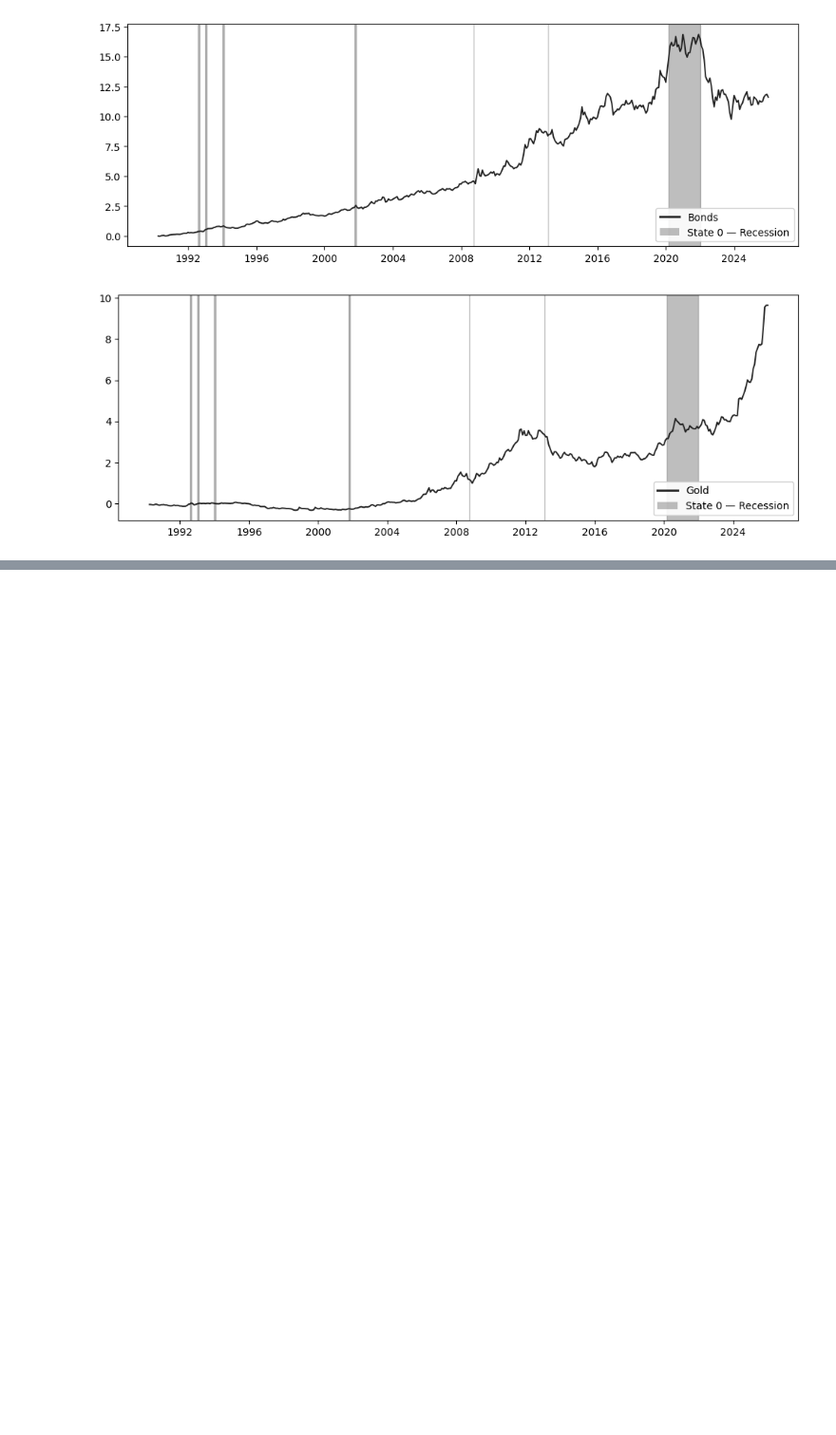
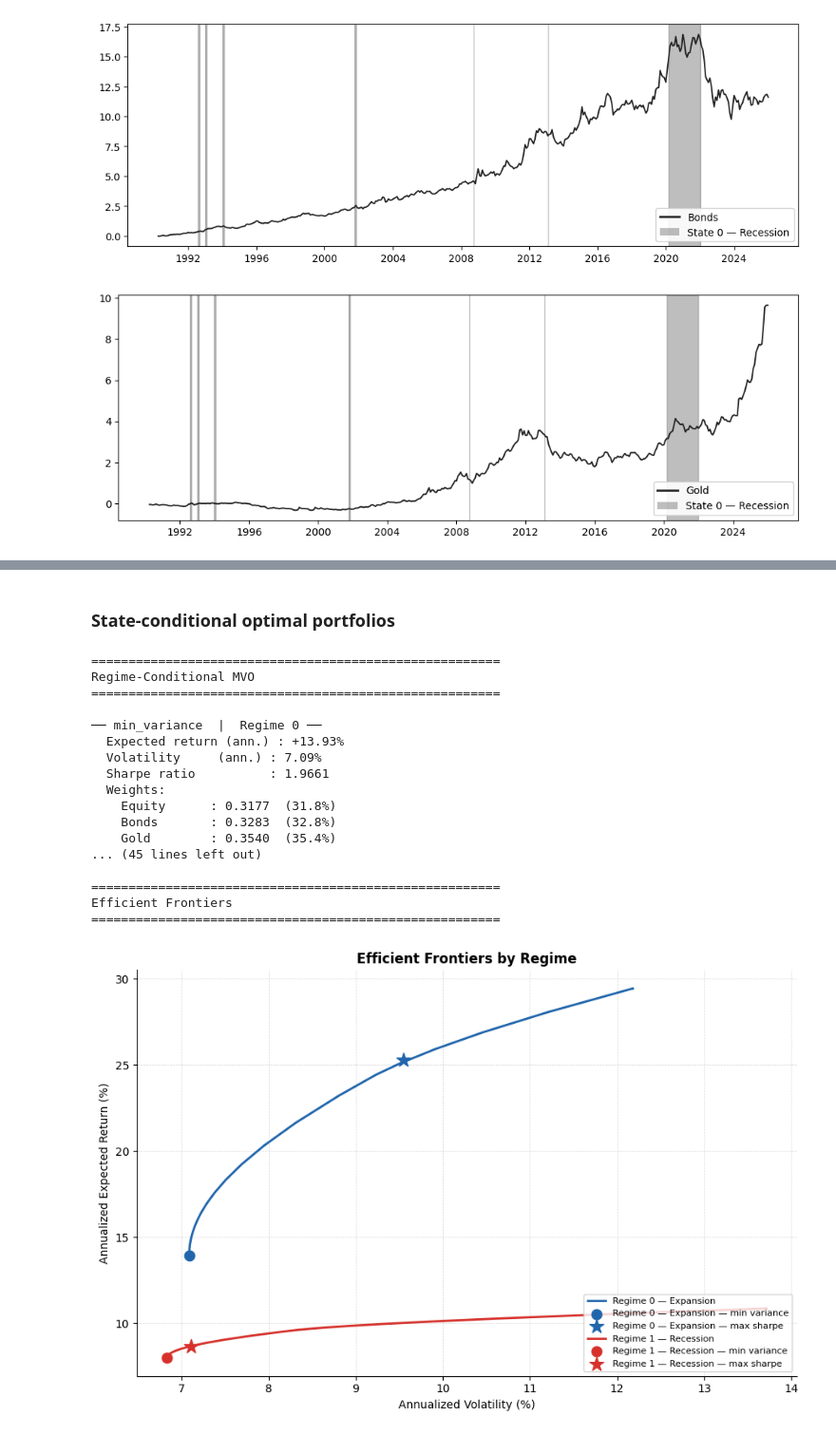
Before and after one commit to AsadAliAkhtar/Capstone_Project_Group_14085, a Jupyter notebook: notebooks/MSVAR_experiments.ipynb, the cells around one changed output, grey strips where cells are left out. Shown at 95% size. Cells and saved outputs as stored; diff of their text form; code cells hidden in the pictures; blank space fills up the shorter version.

Commit message:
Added optimal weights to MSVAR notebook

```diff
--- a/notebooks/MSVAR_experiments.ipynb
+++ b/notebooks/MSVAR_experiments.ipynb
@@ -501,0 +511,22 @@ for col in asset_df_aligned.columns:
+# %%
+def train_test_split(df, train_size=0.8):
+    """
+    Chronological train/test split.
+
+    Parameters
+    ----------
+    df         : pd.DataFrame with DatetimeIndex
+    train_size : float (0, 1) — proportion of data to use for training
+
+    Returns
+    -------
+    df_train, df_test
+    """
+    split_idx = int(len(df) * train_size)
+    df_train  = df.iloc[:split_idx]
+    df_test   = df.iloc[split_idx:]
+    return df_train, df_test
+# %%
+market_train, market_test = train_test_split(asset_df_expanded)
+print("Last train date :", market_train.index[-1])
+print("First test date :", market_test.index[0])
@@ -501,0 +600,6 @@ for col in asset_df_aligned.columns:
+# %%
+moments = estimate_regime_moments(
+    market_train,
+    asset_cols=market_train.columns[:-1].tolist(),
+    state_col="MSM State"
+)
@@ -501,0 +647,2 @@ for col in asset_df_aligned.columns:
+# %% [markdown]
+### State-conditional optimal portfolios
@@ -501,0 +785,31 @@ for col in asset_df_aligned.columns:
+# %%
+asset_names = market_train.columns[:-1]
+
+print("=" * 55)
+print("Regime-Conditional MVO")
+print("=" * 55)
+results = optimize_regimes(moments, asset_names, rf=0.0, long_only=False)
+
+print("\n" + "=" * 55)
+print("Efficient Frontiers")
+print("=" * 55)
+plot_frontiers(moments, asset_names, results)
+# %% [output]
+=======================================================
+Regime-Conditional MVO
+=======================================================
+
+── min_variance  |  Regime 0 ──
+  Expected return (ann.) : +13.93%
+  Volatility     (ann.) : 7.09%
+  Sharpe ratio          : 1.9661
+  Weights:
+    Equity      : 0.3177  (31.8%)
+    Bonds       : 0.3283  (32.8%)
+    Gold        : 0.3540  (35.4%)
+... (45 lines left out)
+
+=======================================================
+Efficient Frontiers
+=======================================================
+[figure, added]
```
Also changed, not shown: parts of 12 cells of this notebook.
